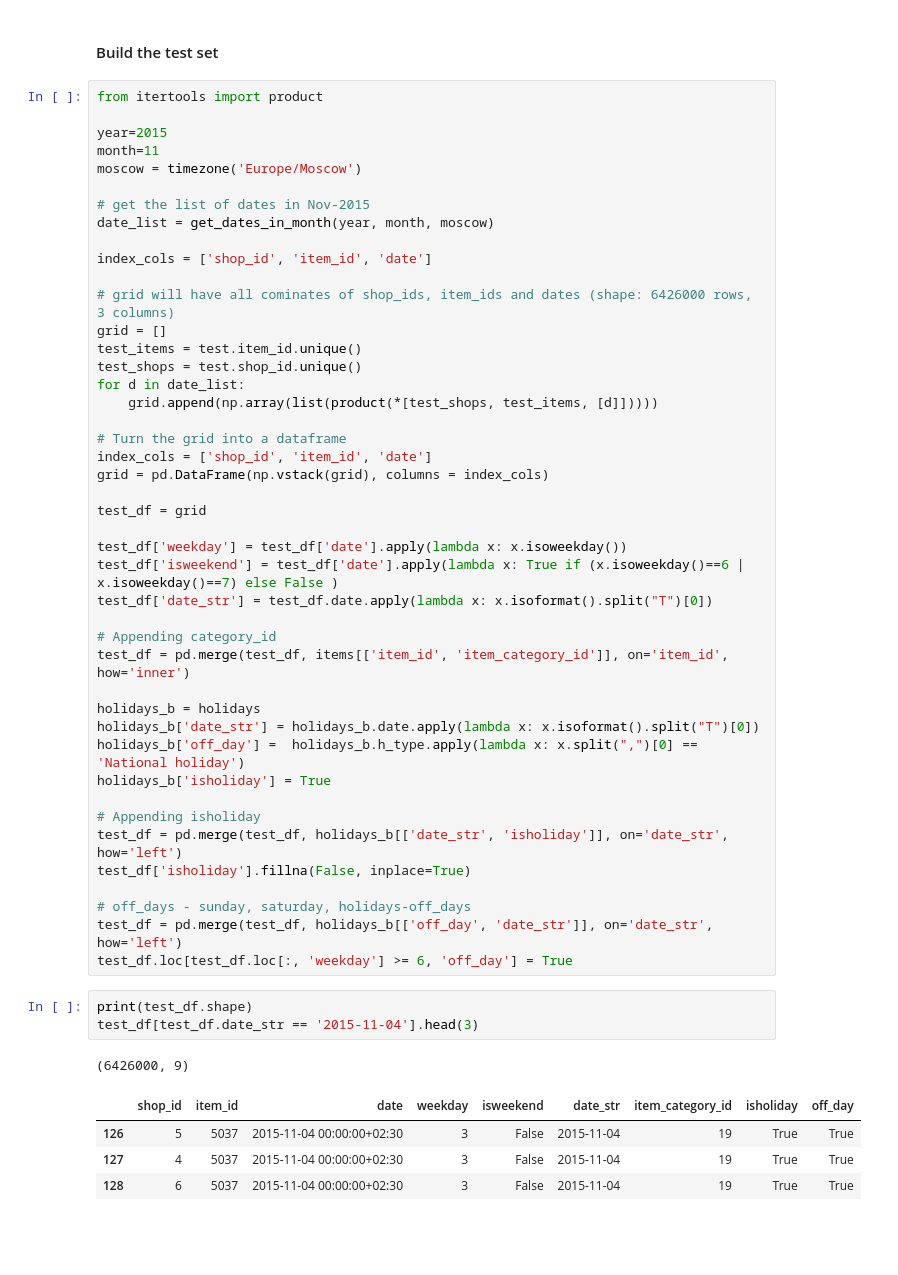
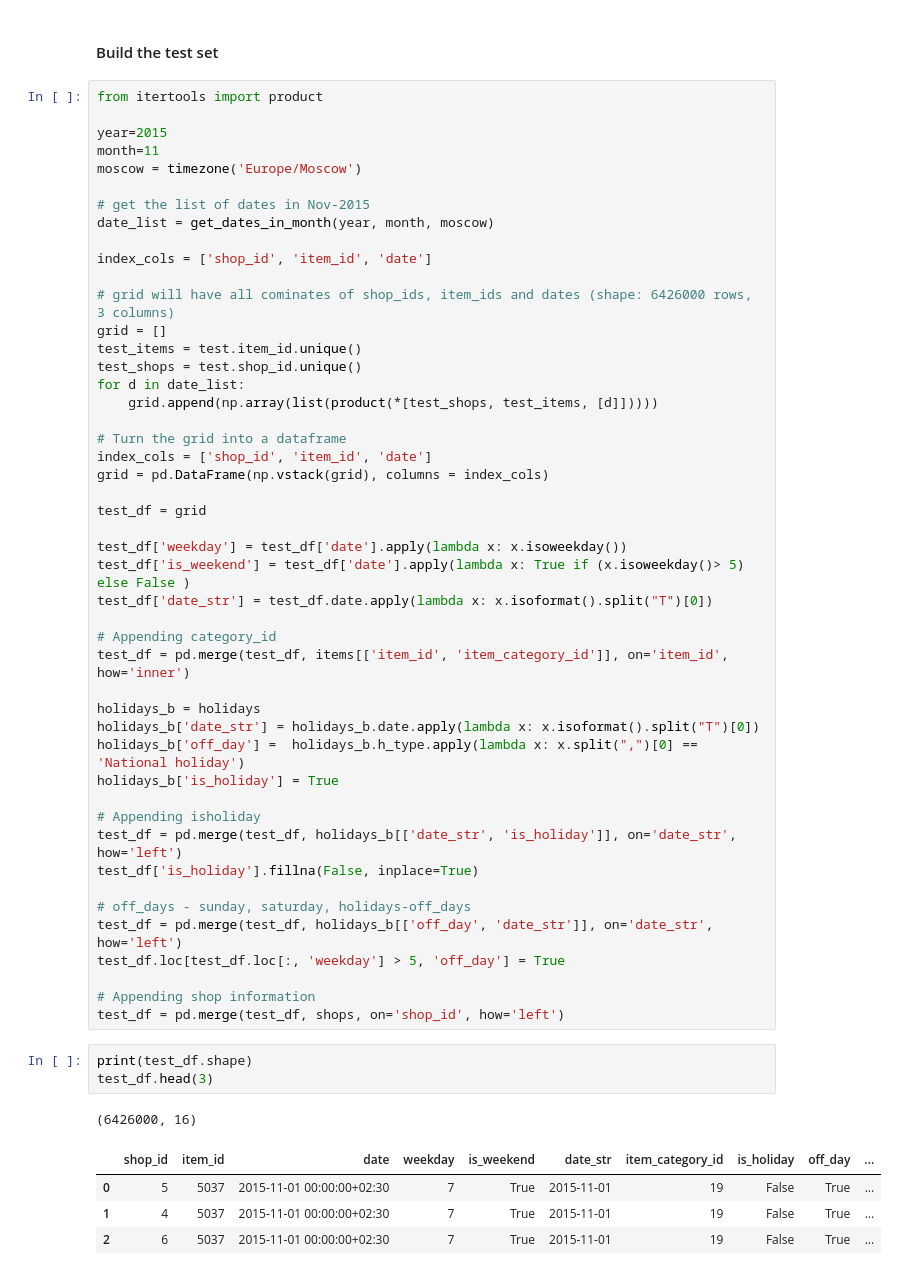
Before and after one commit to purnendu23/predict-future-sales, a Jupyter notebook: predict_future_sales.ipynb, the cells around one changed output. Cells and saved outputs as stored; diff of their text form; blank space fills up the shorter version.

```diff
--- a/predict_future_sales.ipynb
+++ b/predict_future_sales.ipynb
@@ -315,7 +314,7 @@ grid = pd.DataFrame(np.vstack(grid), columns = index_cols)
 test_df = grid
 
 test_df['weekday'] = test_df['date'].apply(lambda x: x.isoweekday())
-test_df['isweekend'] = test_df['date'].apply(lambda x: True if (x.isoweekday()==6 | x.isoweekday()==7) else False )
+test_df['is_weekend'] = test_df['date'].apply(lambda x: True if (x.isoweekday()> 5) else False )
 test_df['date_str'] = test_df.date.apply(lambda x: x.isoformat().split("T")[0])
 
 # Appending category_id
@@ -324,21 +323,24 @@ test_df = pd.merge(test_df, items[['item_id', 'item_category_id']], on='item_id'
 holidays_b = holidays
 holidays_b['date_str'] = holidays_b.date.apply(lambda x: x.isoformat().split("T")[0])
 holidays_b['off_day'] =  holidays_b.h_type.apply(lambda x: x.split(",")[0] == 'National holiday')
-holidays_b['isholiday'] = True
+holidays_b['is_holiday'] = True
 
 # Appending isholiday
-test_df = pd.merge(test_df, holidays_b[['date_str', 'isholiday']], on='date_str', how='left')
-test_df['isholiday'].fillna(False, inplace=True)
+test_df = pd.merge(test_df, holidays_b[['date_str', 'is_holiday']], on='date_str', how='left')
+test_df['is_holiday'].fillna(False, inplace=True)
 
 # off_days - sunday, saturday, holidays-off_days
 test_df = pd.merge(test_df, holidays_b[['off_day', 'date_str']], on='date_str', how='left')
-test_df.loc[test_df.loc[:, 'weekday'] >= 6, 'off_day'] = True
+test_df.loc[test_df.loc[:, 'weekday'] > 5, 'off_day'] = True
+
+# Appending shop information
+test_df = pd.merge(test_df, shops, on='shop_id', how='left')
 # %%
 print(test_df.shape)
-test_df[test_df.date_str == '2015-11-04'].head(3)
+test_df.head(3)
 # %% [output]
-(6426000, 9)
+(6426000, 16)
-|  | shop_id | item_id | date | weekday | isweekend | date_str | item_category_id | isholiday | off_day |
-| 126 | 5 | 5037 | 2015-11-04 00:00:00+02:30 | 3 | False | 2015-11-04 | 19 | True | True |
-| 127 | 4 | 5037 | 2015-11-04 00:00:00+02:30 | 3 | False | 2015-11-04 | 19 | True | True |
-| 128 | 6 | 5037 | 2015-11-04 00:00:00+02:30 | 3 | False | 2015-11-04 | 19 | True | True |
+|  | shop_id | item_id | date | weekday | is_weekend | date_str | item_category_id | is_holiday | off_day | ... |
+| 0 | 5 | 5037 | 2015-11-01 00:00:00+02:30 | 7 | True | 2015-11-01 | 19 | False | True | ... |
+| 1 | 4 | 5037 | 2015-11-01 00:00:00+02:30 | 7 | True | 2015-11-01 | 19 | False | True | ... |
+| 2 | 6 | 5037 | 2015-11-01 00:00:00+02:30 | 7 | True | 2015-11-01 | 19 | False | True | ... |
```
Also changed, not shown: parts of 13 cells of this notebook.
